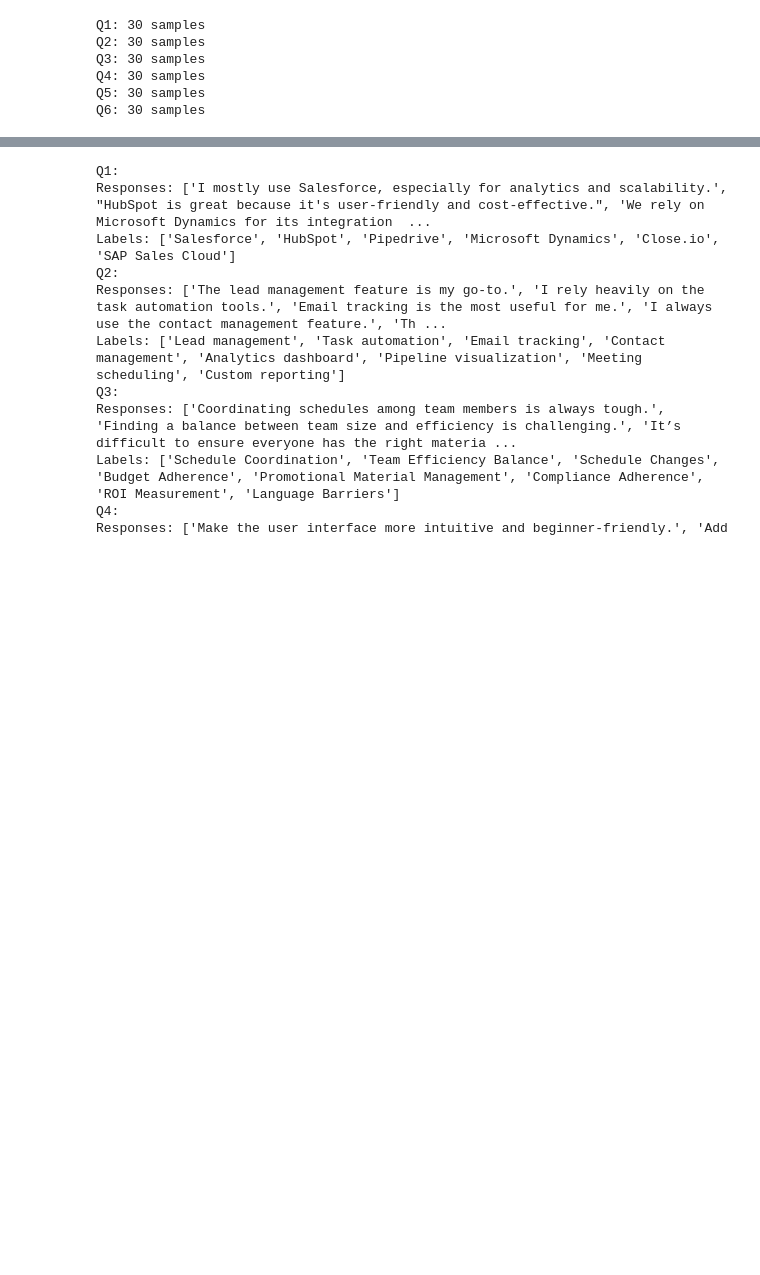
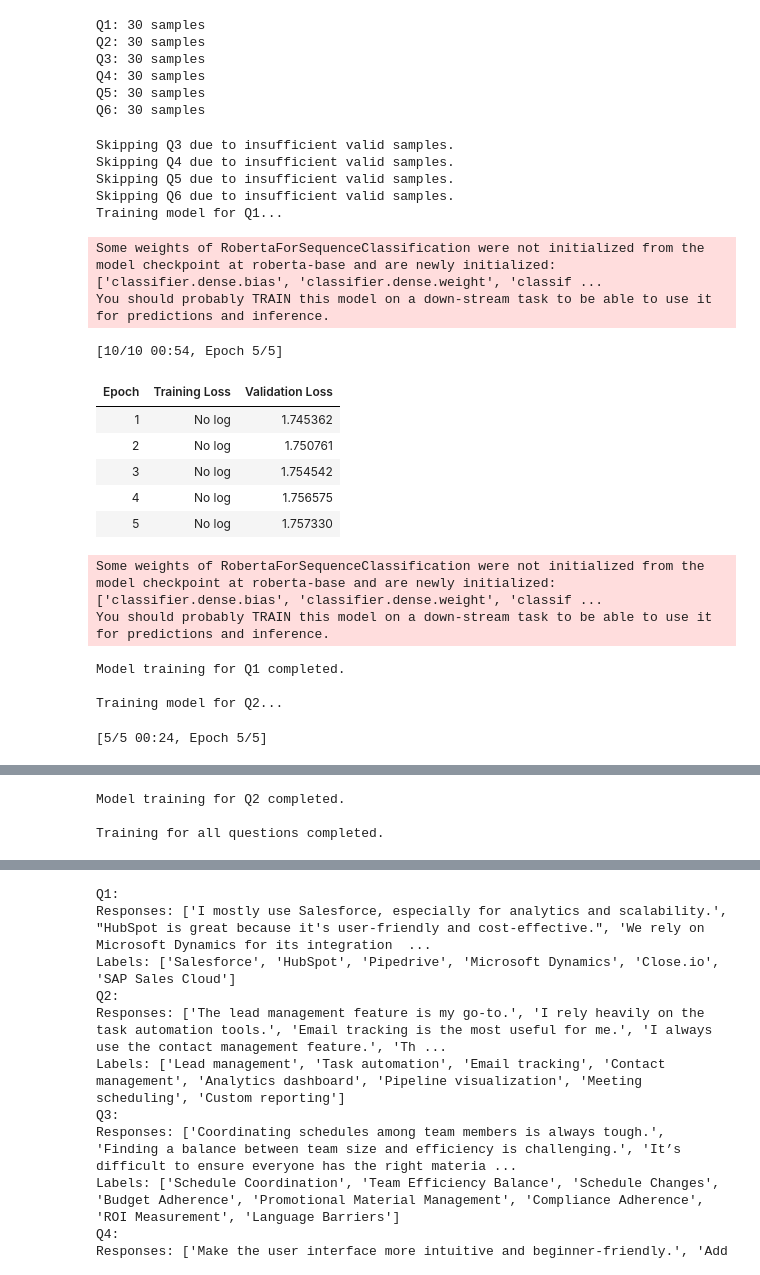
Before and after one commit to AmirKage/TDS-GroupProject24-25, a Jupyter notebook: 「Testing_02_ipynb」.ipynb, the cells around one changed output, grey strips where cells are left out. Cells and saved outputs as stored; diff of their text form; code cells hidden in the pictures; blank space fills up the shorter version.

```diff
--- a/「Testing_02_ipynb」.ipynb
+++ b/「Testing_02_ipynb」.ipynb
@@ -501,3 +430,79 @@ Q3: 30 samples
 Q4: 30 samples
 Q5: 30 samples
 Q6: 30 samples
+# %%
+import torch
+from torch.utils.data import random_split
+from transformers import RobertaForSequenceClassification, Trainer, TrainingArguments
+
+# Filter datasets to remove invalid samples
+filtered_datasets = {}
+for question, question_labels in labels.items():
+    numeric_labels = [
+        map_response_to_label(response, question_labels) for response in responses[question]
+    ]
+    valid_indices = [i for i, label in enumerate(numeric_labels) if label != -1]
+    if len(valid_indices) < 2:  # Skip questions with insufficient valid samples
+        print(f"Skipping {question} due to insufficient valid samples.")
+        continue
+    filtered_responses = [responses[question][i] for i in valid_indices]
+    filtered_labels = [numeric_labels[i] for i in valid_indices]
+    tokenized = tokenizer(filtered_responses, padding=True, truncation=True, return_tensors="pt")
+    filtered_datasets[question] = CRMResponsesDataset(tokenized, filtered_labels)
+
+# Training loop for filtered datasets
+trained_models = {}
+for question, dataset in filtered_datasets.items():
+    print(f"Training model for {question}...")
+    total_samples = len(dataset)
+    train_size = int(0.75 * total_samples)
+    eval_size = total_samples - train_size
+    train_dataset, eval_dataset = random_split(dataset, [train_size, eval_size])
+
+    model = RobertaForSequenceClassification.from_pretrained(
+        "roberta-base", num_labels=len(labels[question])
+    )
+
+    training_args = TrainingArguments(
+        output_dir=f"./results/{question}",
+        evaluation_strategy="epoch",
+        learning_rate=2e-5,
+        per_device_train_batch_size=16,
+        num_train_epochs=5,
+        weight_decay=0.01,
+        logging_dir=f"./logs/{question}",
+    )
+
+    trainer = Trainer(
+        model=model,
+        args=training_args,
+        train_dataset=train_dataset,
+        eval_dataset=eval_dataset,
+    )
+
+    trainer.train()
+    trained_models[question] = model
+    print(f"Model training for {question} completed.\n")
+
+print("Training for all questions completed.")
+# %% [output]
+Skipping Q3 due to insufficient valid samples.
+Skipping Q4 due to insufficient valid samples.
+Skipping Q5 due to insufficient valid samples.
+Skipping Q6 due to insufficient valid samples.
+Training model for Q1...
+Some weights of RobertaForSequenceClassification were not initialized from the model checkpoint at roberta-base and are newly initialized: ['classifier.dense.bias', 'classifier.dense.weight', 'classif ...
+You should probably TRAIN this model on a down-stream task to be able to use it for predictions and inference.
+[10/10 00:54, Epoch 5/5]
+| Epoch | Training Loss | Validation Loss |
+| 1 | No log | 1.745362 |
+| 2 | No log | 1.750761 |
+| 3 | No log | 1.754542 |
+| 4 | No log | 1.756575 |
+| 5 | No log | 1.757330 |
+Some weights of RobertaForSequenceClassification were not initialized from the model checkpoint at roberta-base and are newly initialized: ['classifier.dense.bias', 'classifier.dense.weight', 'classif ...
+You should probably TRAIN this model on a down-stream task to be able to use it for predictions and inference.
+Model training for Q1 completed.
+
+Training model for Q2...
+[5/5 00:24, Epoch 5/5]
@@ -504,3 +515,6 @@ Q6: 30 samples
+Model training for Q2 completed.
+
+Training for all questions completed.
 # %%
 import torch
 from torch.utils.data import random_split
```
Also changed, not shown: parts of 3 cells of this notebook.
